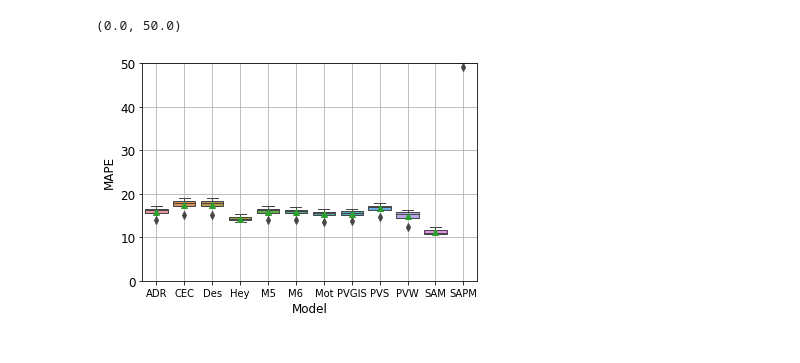
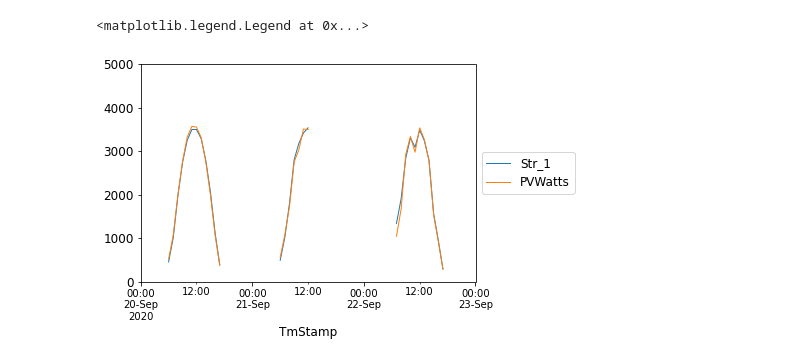
Before and after one commit to lmdeville/PV-Modeling, a Jupyter notebook: PVLT/PVLT.ipynb, the cells around one changed output. Saved outputs shown, nothing was run; the diff lists cells and outputs as text; code cells hidden in the pictures.

```diff
--- a/PVLT/PVLT.ipynb
+++ b/PVLT/PVLT.ipynb
@@ -186,9 +415,10 @@ results=results.astype(float)
 # %%
-#Plot just for fun
-#results.rename(columns = { 0 : 'Measured'}, inplace = True)
-#results.plot()
-#plt.xlim('2020-01-07', '2020-12-22')
-#plt.ylim(0,4500)
-#plt.legend(loc='center left', bbox_to_anchor=(1,0.5))
-#plt.xlabel('Date')
-#plt.ylabel('Power (W)')
+results['Str_1'].plot()
+results['PVWatts'].plot()
+#df['eff_irr'].plot()
+plt.xlim('2020-09-20 00:00:00-07:00', '2020-09-23 00:00:00-07:00')
+plt.ylim(0,5000)
+plt.legend(loc='center left', bbox_to_anchor=(1,0.5))
+# %% [output]
+<matplotlib.legend.Legend at 0x...>
+[figure, added]
@@ -238,7 +424,0 @@ meta['MAPE'] = t_ymape['2020-12-31 00:00:00-07:00'].to_list()
-# %%
-ax = sns.boxplot(x = 'Model', y = 'MAPE', data = meta, showmeans=True)
-ax.grid(True)
-ax.set_ylim([0,50])
-# %% [output]
-(0.0, 50.0)
-[figure, removed]
```
Also changed, not shown: parts of 44 cells of this notebook.
